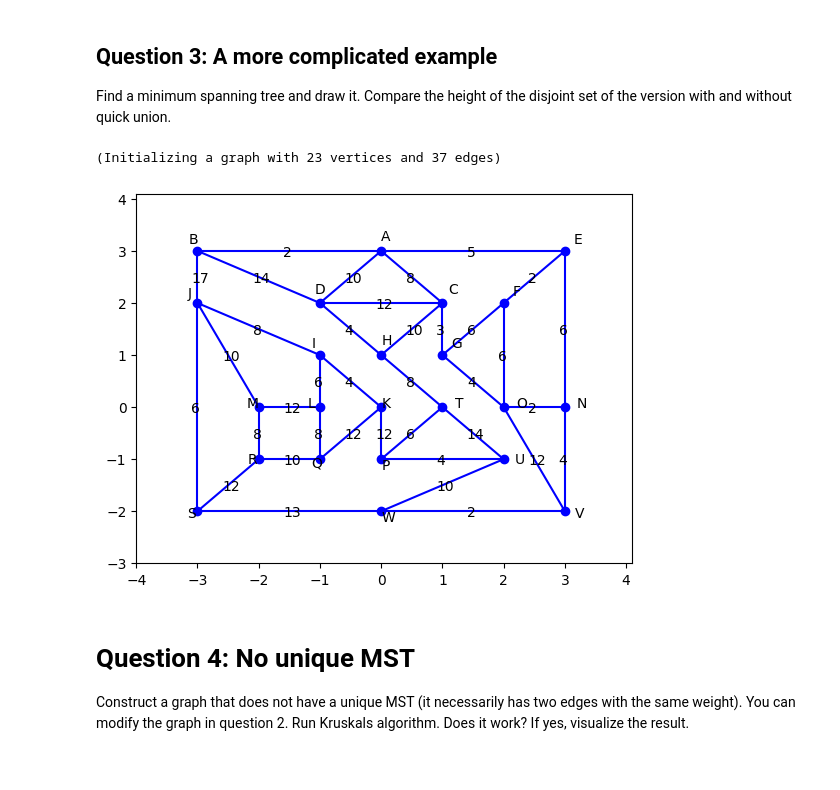
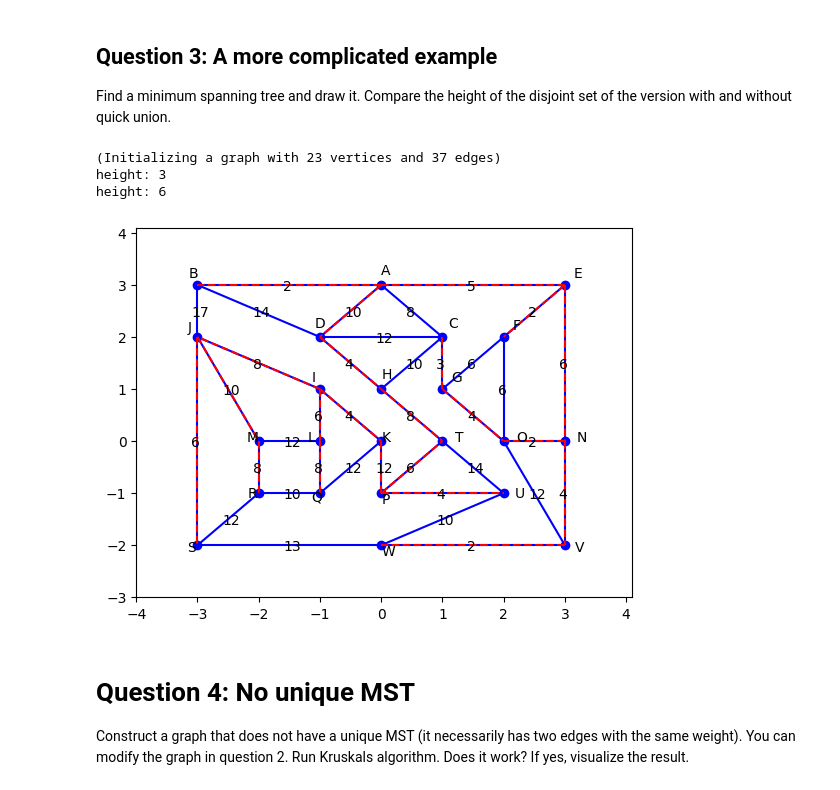
Before and after one commit to Momothebowler/Data-Sctructures-HW, a Jupyter notebook: HW06.ipynb, the cells around one changed output. Saved outputs shown, nothing was run; the diff lists cells and outputs as text; code cells hidden in the pictures.

```diff
--- a/HW06.ipynb
+++ b/HW06.ipynb
@@ -578,28 +650,44 @@ Find a minimum spanning tree and draw it. Compare the height of the disjoint set
 # %%
 WPM =  {('A', 'B'):  2, ('A', 'C'):  8, ('A', 'D'): 10, ('A', 'E'):  5,\
   ('B', 'D'): 14, ('B', 'J'): 17, ('C', 'D'): 12, ('C', 'G'):  3,\
   ('C', 'H'): 10, ('D', 'H'):  4, ('E', 'F'):  2, ('E', 'N'):  6,\
   ('F', 'G'):  6, ('F', 'O'):  6, ('G', 'O'):  4, ('H', 'T'):  8,\
   ('I', 'J'):  8, ('I', 'K'):  4, ('I', 'L'):  6, ('J', 'M'): 10,\
   ('J', 'S'):  6, ('K', 'P'): 12, ('K', 'Q'): 12, ('L', 'M'): 12,\
   ('L', 'Q'):  8, ('M', 'R'):  8, ('N', 'O'):  2, ('N', 'V'):  4,\
   ('O', 'V'): 12, ('P', 'T'):  6, ('P', 'U'):  4, ('Q', 'R'): 10,\
   ('R', 'S'): 12, ('S', 'W'): 13, ('T', 'U'): 14, ('U', 'W'): 10,\
   ('V', 'W'):  2 }
 PMV = ['A','B','C','D','E','F','G','H','I','J','K','L','M','N','P','Q','R','S','T','U','V','W']
 PMcoord = {'B':(-3,3),'A':(0,3),'E':(3,3)}
 PMcoord['J']=(-3,2); PMcoord['D']=(-1,2); PMcoord['C']=(1,2); PMcoord['F']=(2,2)
 PMcoord['I']=(-1,1); PMcoord['H']=(0,1); PMcoord['G']=(1,1)
 PMcoord['M']=(-2,0); PMcoord['L']=(-1,0); PMcoord['K']=(0,0); PMcoord['T']=(1,0); PMcoord['O']=(2,0); PMcoord['N']=(3,0)
 PMcoord['R']=(-2,-1); PMcoord['Q']=(-1,-1); PMcoord['P']=(0,-1); PMcoord['U']=(2,-1)
 PMcoord['S']=(-3,-2); PMcoord['W']=(0,-2); PMcoord['V']=(3,-2)
 PMG = Graph([],WPM.keys())
 PMG.vertex_coordinates = PMcoord
 PMG.edge_labels = WPM
+
 PMG.plot()
+
+ds = DisjointSetWeightedQuickUnion()
+tree,weight = KruskalDisjointSet(PMG,WPM,ds)
+for edge in tree:
+    s,t = edge
+    xs,ys = PMG.vertex_coordinates[s]
+    xt,yt = PMG.vertex_coordinates[t]
+    plt.plot([xs,xt],[ys,yt],'r--')
+print ("height:", ds.height())
+
+ds2 = DisjointSet()
+tree,weight = KruskalDisjointSet(PMG,WPM,ds2)
+print ("height:", ds2.height())
 # %% [output]
 (Initializing a graph with 23 vertices and 37 edges)
+height: 3
+height: 6
-[figure, old version]
+[figure, new version]
 # %% [markdown]
 # Question 4: No unique MST
 Construct a graph that does not have a unique MST (it necessarily has two edges with the same weight). You can modify the graph in question 2. Run Kruskals algorithm. Does it work? If yes, visualize the result.
```
Also changed, not shown: parts of 6 cells of this notebook.
